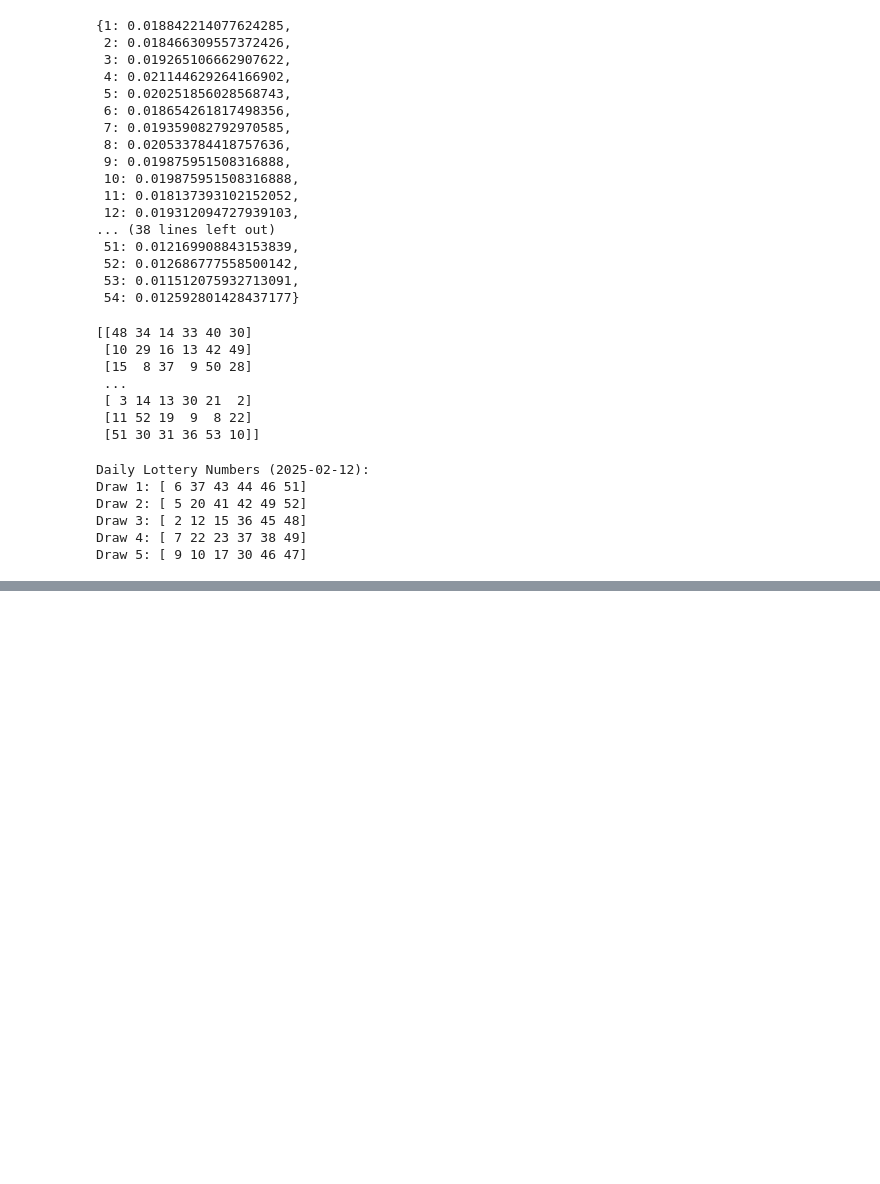
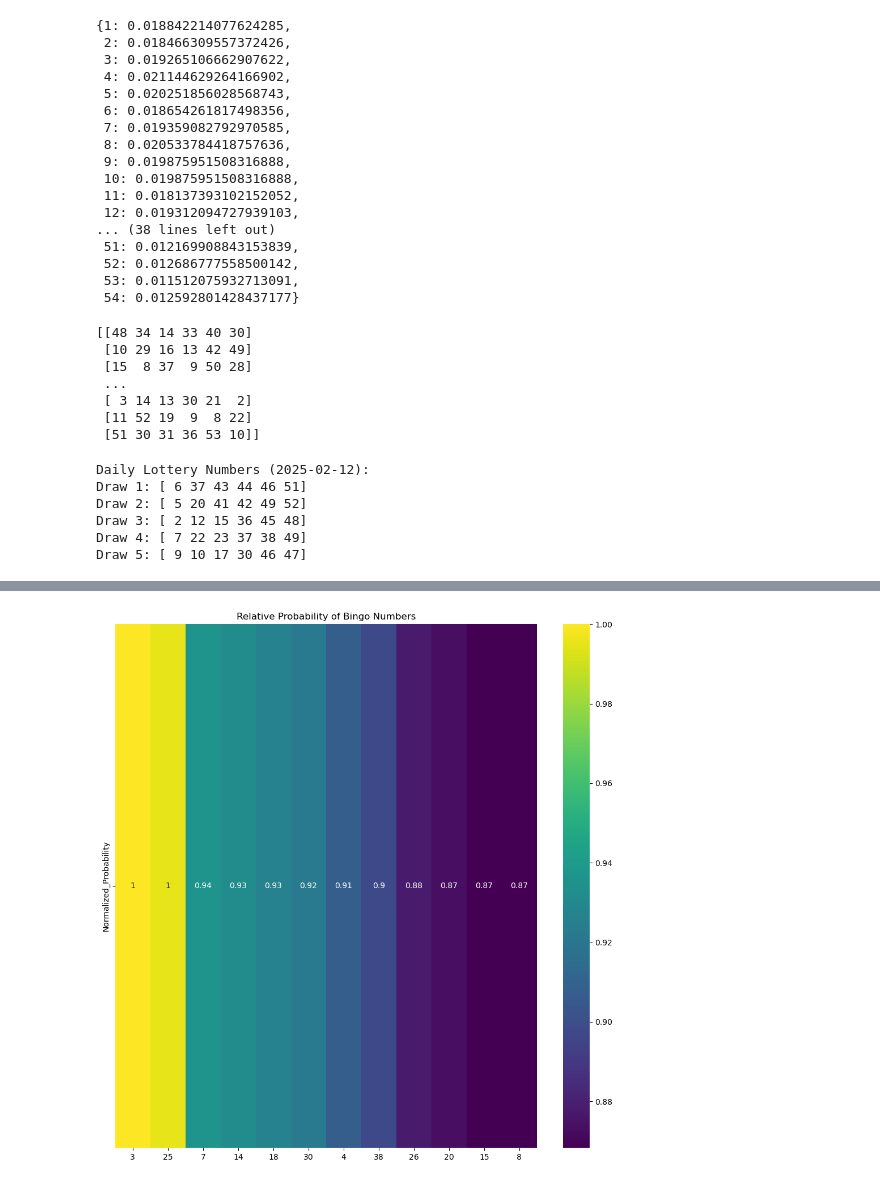
Before and after one commit to FurrowSam/Lotto_Predictions, a Jupyter notebook: predictions.ipynb, the cells around one changed output, grey strips where cells are left out. Drawn from its saved outputs; the diff is of its cells as text; code cells hidden in the pictures; blank space fills up the shorter version.

```diff
--- a/predictions.ipynb
+++ b/predictions.ipynb
@@ -295,2 +295,5 @@ Passing `palette` without assigning `hue` is deprecated and will be removed in v
 [figure]
 [figure]
+# %%
+df_sorted = df.sort_values(by="Probability", ascending=False)
+print(df_sorted.head(10))  # Top 10 most probable numbers
@@ -296,0 +314,7 @@ Passing `palette` without assigning `hue` is deprecated and will be removed in v
+# %%
+plt.figure(figsize=(12, 12))
+sns.heatmap(df_sorted.head(12)[["Normalized_Probability"]].T, cmap="viridis", annot=True, cbar=True)
+plt.title("Relative Probability of Bingo Numbers")
+plt.show()
+# %% [output]
+[figure, added]
```
Also changed, not shown: parts of 10 cells of this notebook.
